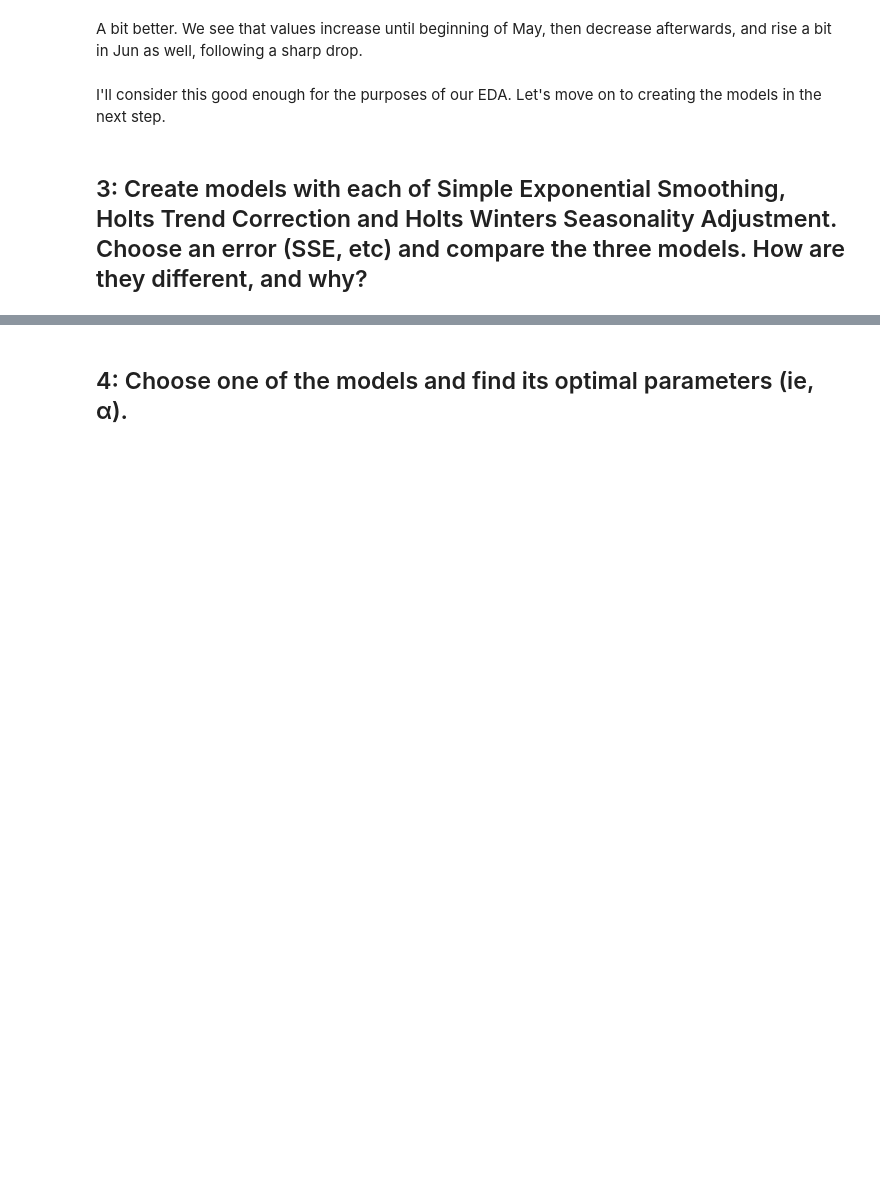
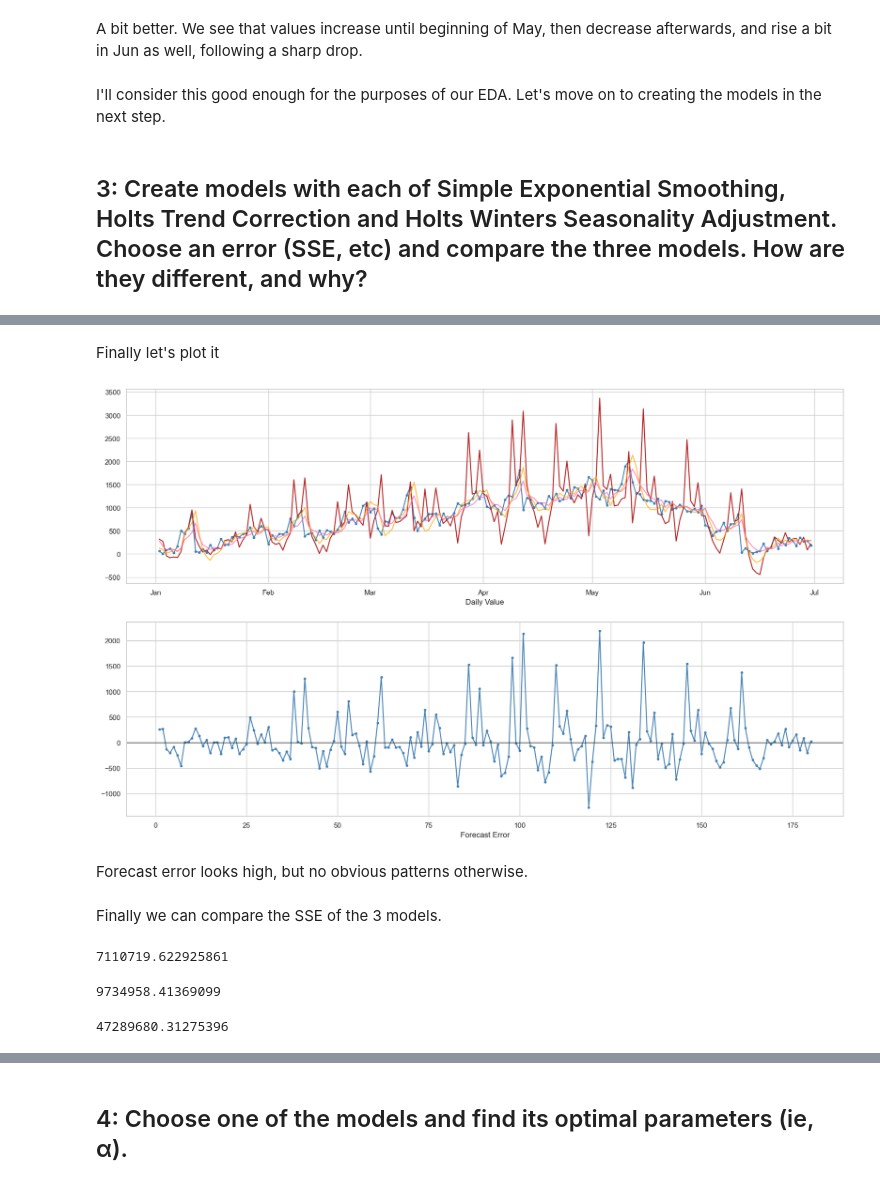
Before and after one commit to ansaridan/jhu-data-engineering-team-5, a Jupyter notebook: Module_15/Jhirsc21.ipynb, the cells around one changed output, grey strips where cells are left out. Drawn from its saved outputs; the diff is of its cells as text; code cells hidden in the pictures; blank space fills up the shorter version.

```diff
--- a/Module_15/Jhirsc21.ipynb
+++ b/Module_15/Jhirsc21.ipynb
@@ -175,0 +346,6 @@ I'll consider this good enough for the purposes of our EDA. Let's move on to cre
+# %%
+smoothed_sales = (ma_sales + shifted_ma_sales) / 2.0
+smoothed_sales[172] = None
+
+seasonal_factor_estimate = df[ "value"] / smoothed_sales
+seasonal_factor_estimate[0:30]
@@ -175,0 +429,5 @@ I'll consider this good enough for the purposes of our EDA. Let's move on to cre
+# %%
+df[ "seasonal"] = seasonal_factors
+
+df[ "deseasonalized"] = df[ "value"] / df[ "seasonal"]
+print(df[["value", "deseasonalized"]])
@@ -175,0 +502,2 @@ I'll consider this good enough for the purposes of our EDA. Let's move on to cre
+# %%
+winters, levels, trends, factors = holt_winters_forecast(571.38, 3.0297, 0.5, 0.5, 0.0, df[ "value"], initial_seasonal_factors)
@@ -175,0 +522,50 @@ I'll consider this good enough for the purposes of our EDA. Let's move on to cre
+# %%
+df[ "winters"] = winters
+df[ "winters_level"] = levels
+df[ "winters_trend"] = trends
+df[ "winters_factors"] = factors
+# %% [markdown]
+Finally let's plot it
+# %%
+figure = plt.figure(figsize=(20, 12))
+
+axes = figure.add_subplot(2, 1, 1)
+
+axes.xaxis.set_major_locator(mdates.MonthLocator())
+fmt = mdates.DateFormatter('%b')
+axes.xaxis.set_major_formatter(fmt)
+
+axes.plot( df["t"], df[ "value"], color="steelblue", marker=".")
+axes.plot( df["t"], df[ "winters"], color="firebrick")
+axes.plot( df["t"], df[ "holts"], color="orange", alpha=0.75)
+axes.plot( df["t"], df[ "ses"], color="hotpink", alpha=0.75)
+axes.set_xlabel( "Daily Value")
+
+axes = figure.add_subplot(2, 1, 2)
+
+axes.plot( df["t"], df[ "winters"] - df[ "value"], color="steelblue", marker=".")
+axes.axhline(y=0.0, xmin=0, xmax=40, c="black", alpha=0.5)
+axes.set_xlabel( "Forecast Error")
+
+plt.show()
+# %% [output]
+[figure, added]
+# %% [markdown]
+Forecast error looks high, but no obvious patterns otherwise.
+# %% [markdown]
+Finally we can compare the SSE of the 3 models.
+# %%
+sse = ((df[ "ses"] - df[ "value"])**2.0).sum()
+print(sse)
+# %% [output]
+7110719.622925861
+# %%
+sse = ((df[ "holts"] - df[ "value"])**2.0).sum()
+print(sse)
+# %% [output]
+9734958.41369099
+# %%
+sse = ((df[ "winters"] - df[ "value"])**2.0).sum()
+print(sse)
+# %% [output]
+47289680.31275396
```
Also changed, not shown: parts of 35 cells of this notebook.
